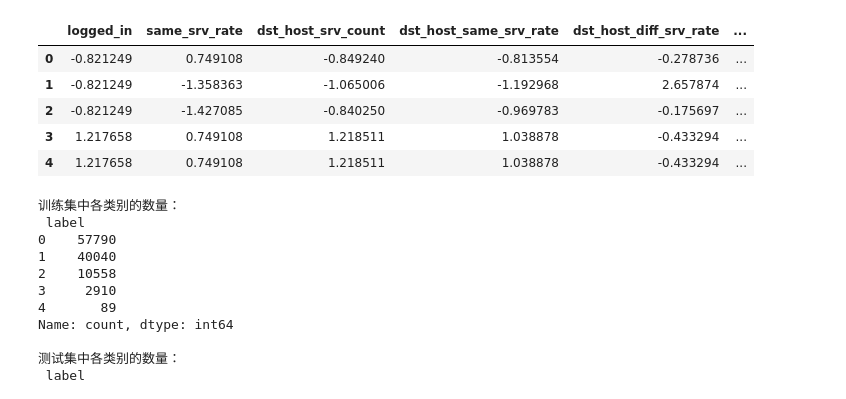
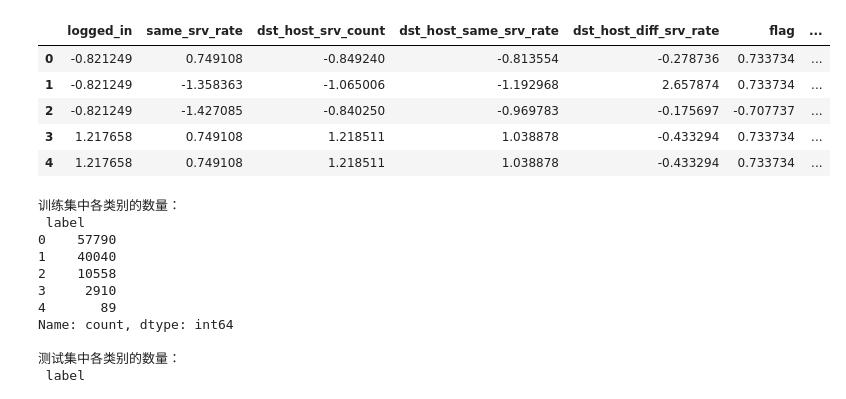
Before and after one commit to DarrylXzq/CTCS, a Jupyter notebook: attack_datasets/NSL-KDD/RF.ipynb, the cells around one changed output. Saved outputs shown, nothing was run; the diff lists cells and outputs as text; code cells hidden in the pictures.

```diff
--- a/attack_datasets/NSL-KDD/RF.ipynb
+++ b/attack_datasets/NSL-KDD/RF.ipynb
@@ -10,26 +10,26 @@ from sklearn.model_selection import train_test_split
 # %%
 # 加载数据
 file_path_Mix_dataset_One_Hot = r"D:\Download\zyFile\Cyberthreat_Cognitive_System\CTCS_Code\attack_datasets\NSL-KDD\Mix_dataset_One_Hot.csv"
 file_path_Mix_dataset_One_Hot_LDA = r"D:\Download\zyFile\Cyberthreat_Cognitive_System\CTCS_Code\attack_datasets\NSL-KDD\Mix_dataset_One_Hot_LDA.csv"
 file_path_Mix_dataset_One_Hot_PCA = r"D:\Download\zyFile\Cyberthreat_Cognitive_System\CTCS_Code\attack_datasets\NSL-KDD\Mix_dataset_One_Hot_PCA.csv"
 file_path_Mix_dataset_One_Hot_MI = r"D:\Download\zyFile\Cyberthreat_Cognitive_System\CTCS_Code\attack_datasets\NSL-KDD\Mix_dataset_One_Hot_MI.csv"
 file_path_Mix_dataset_One_Hot_Pearson = r"D:\Download\zyFile\Cyberthreat_Cognitive_System\CTCS_Code\attack_datasets\NSL-KDD\Mix_dataset_One_Hot_Pearson.csv"
 
 file_path_Mix_dataset_Label_Encoding = r"D:\Download\zyFile\Cyberthreat_Cognitive_System\CTCS_Code\attack_datasets\NSL-KDD\Mix_dataset_Label_Encoding.csv"
 file_path_Mix_dataset_Label_Encoding_LDA = r"D:\Download\zyFile\Cyberthreat_Cognitive_System\CTCS_Code\attack_datasets\NSL-KDD\Mix_dataset_Label_Encoding_LDA.csv"
 file_path_Mix_dataset_Label_Encoding_PCA = r"D:\Download\zyFile\Cyberthreat_Cognitive_System\CTCS_Code\attack_datasets\NSL-KDD\Mix_dataset_Label_Encoding_PCA.csv"
 file_path_Mix_dataset_Label_Encoding_MI = r"D:\Download\zyFile\Cyberthreat_Cognitive_System\CTCS_Code\attack_datasets\NSL-KDD\Mix_dataset_Label_Encoding_MI.csv"
 file_path_Mix_dataset_Label_Encoding_Pearson = r"D:\Download\zyFile\Cyberthreat_Cognitive_System\CTCS_Code\attack_datasets\NSL-KDD\Mix_dataset_Label_Encoding_Pearson.csv"
 # 加载数据
-final_data = pd.read_csv(file_path_Mix_dataset_One_Hot_Pearson, header=0)
+final_data = pd.read_csv(file_path_Mix_dataset_Label_Encoding_Pearson, header=0)
 final_data.head()
 # %% [output]
-|  | logged_in | same_srv_rate | dst_host_srv_count | dst_host_same_srv_rate | dst_host_diff_srv_rate | ... |
-| 0 | -0.821249 | 0.749108 | -0.849240 | -0.813554 | -0.278736 | ... |
-| 1 | -0.821249 | -1.358363 | -1.065006 | -1.192968 | 2.657874 | ... |
-| 2 | -0.821249 | -1.427085 | -0.840250 | -0.969783 | -0.175697 | ... |
-| 3 | 1.217658 | 0.749108 | 1.218511 | 1.038878 | -0.433294 | ... |
-| 4 | 1.217658 | 0.749108 | 1.218511 | 1.038878 | -0.433294 | ... |
+|  | logged_in | same_srv_rate | dst_host_srv_count | dst_host_same_srv_rate | dst_host_diff_srv_rate | flag | ... |
+| 0 | -0.821249 | 0.749108 | -0.849240 | -0.813554 | -0.278736 | 0.733734 | ... |
+| 1 | -0.821249 | -1.358363 | -1.065006 | -1.192968 | 2.657874 | 0.733734 | ... |
+| 2 | -0.821249 | -1.427085 | -0.840250 | -0.969783 | -0.175697 | -0.707737 | ... |
+| 3 | 1.217658 | 0.749108 | 1.218511 | 1.038878 | -0.433294 | 0.733734 | ... |
+| 4 | 1.217658 | 0.749108 | 1.218511 | 1.038878 | -0.433294 | 0.733734 | ... |
 # %%
 X = final_data.iloc[:, :-1].to_numpy() # dataset excluding target attribute (encoded, one-hot-encoded, original)
 y = final_data.iloc[:, -1]   # 标签
```
Also changed, not shown: parts of 6 cells of this notebook, 23 other files.
